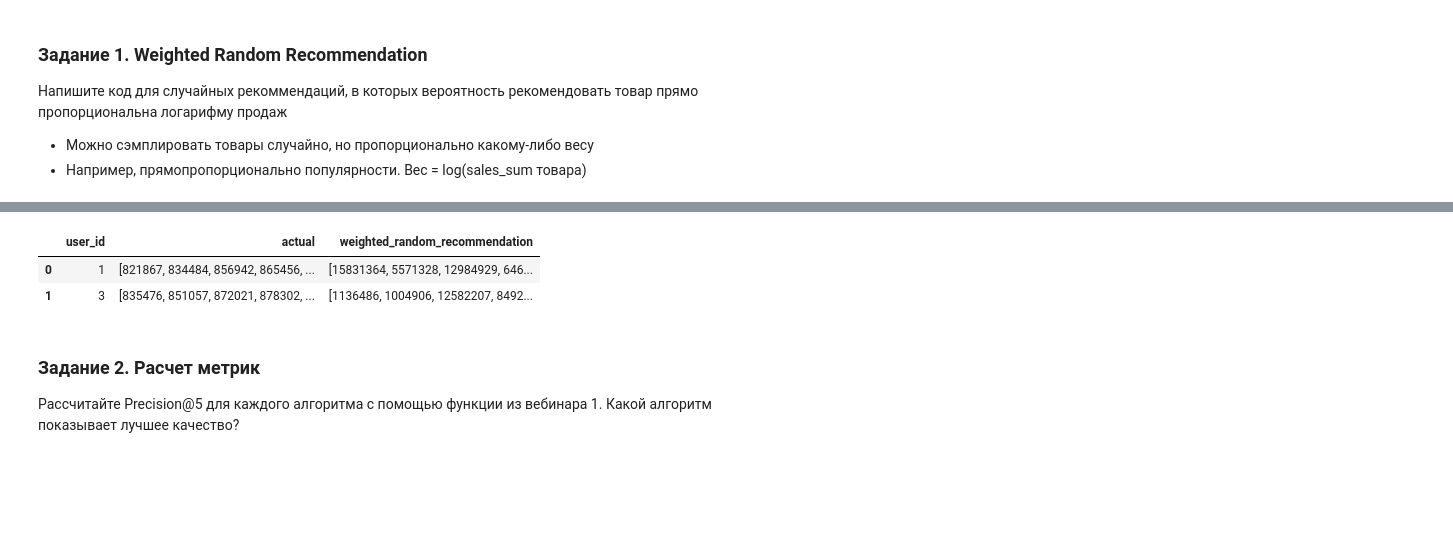
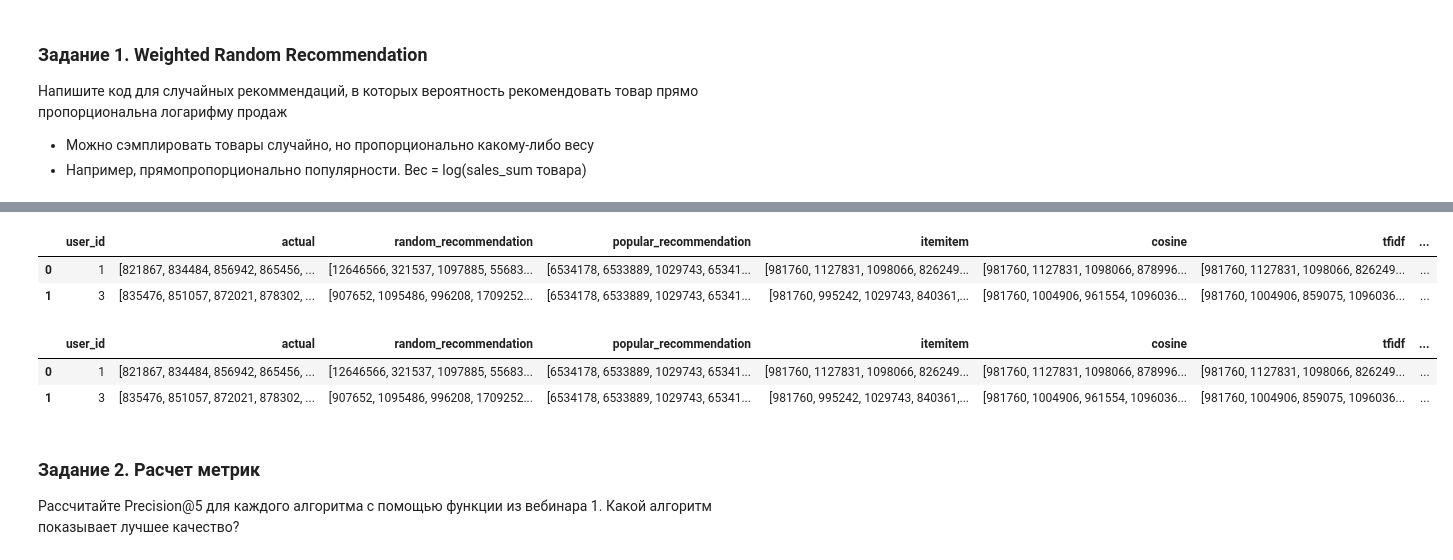
Before and after one commit to annulet/Recommender-systems, a Jupyter notebook: hw_webinar_2.ipynb, the cells around one changed output, grey strips where cells are left out. Cells and saved outputs as stored; diff of their text form; code cells hidden in the pictures; blank space fills up the shorter version.

```diff
--- a/hw_webinar_2.ipynb
+++ b/hw_webinar_2.ipynb
@@ -16,5 +16,5 @@ from implicit.evaluation import precision_at_k, mean_average_precision_at_k, AUC
 # %%
-data = pd.read_csv('retail_train.csv')
+data = pd.read_csv('../data/retail_train.csv')
 data.head(2)
 # %% [output]
 |  | user_id | basket_id | day | item_id | quantity | sales_value | store_id | retail_disc | trans_time | ... |
@@ -35,0 +31,3 @@ result.head(2)
+# %%
+result = pd.read_pickle('../predictions/predictions_basic.csv')
+result.head(2)
@@ -59,7 +61,7 @@ def weighted_random_recommendation(items_weights, n=5):
 # %%
 %%time
 
-items_weights = data.groupby('item_id')['sales_value'].sum().reset_index()
+items_weights = data_train.groupby('item_id')['sales_value'].sum().reset_index()
 items_weights['weights'] = items_weights['sales_value'] / items_weights['sales_value'].sum()
 items_weights = items_weights.drop(['sales_value'], axis=1)
 
@@ -72,6 +74,12 @@ Wall time: 1.77 s
-|  | user_id | actual | weighted_random_recommendation |
-| 0 | 1 | [821867, 834484, 856942, 865456, ... | [15831364, 5571328, 12984929, 646... |
-| 1 | 3 | [835476, 851057, 872021, 878302, ... | [1136486, 1004906, 12582207, 8492... |
+|  | user_id | actual | random_recommendation | popular_recommendation | itemitem | cosine | tfidf | ... |
+| 0 | 1 | [821867, 834484, 856942, 865456, ... | [12646566, 321537, 1097885, 55683... | [6534178, 6533889, 1029743, 65341... | [981760, 1127831, 1098066, 826249... | [981760, 1127831, 1098066, 878996... | [981760, 1127831, 1098066, 826249... | ... |
+| 1 | 3 | [835476, 851057, 872021, 878302, ... | [907652, 1095486, 996208, 1709252... | [6534178, 6533889, 1029743, 65341... | [981760, 995242, 1029743, 840361,... | [981760, 1004906, 961554, 1096036... | [981760, 1004906, 859075, 1096036... | ... |
+# %%
+result.head(2)
+# %% [output]
+|  | user_id | actual | random_recommendation | popular_recommendation | itemitem | cosine | tfidf | ... |
+| 0 | 1 | [821867, 834484, 856942, 865456, ... | [12646566, 321537, 1097885, 55683... | [6534178, 6533889, 1029743, 65341... | [981760, 1127831, 1098066, 826249... | [981760, 1127831, 1098066, 878996... | [981760, 1127831, 1098066, 826249... | ... |
+| 1 | 3 | [835476, 851057, 872021, 878302, ... | [907652, 1095486, 996208, 1709252... | [6534178, 6533889, 1029743, 65341... | [981760, 995242, 1029743, 840361,... | [981760, 1004906, 961554, 1096036... | [981760, 1004906, 859075, 1096036... | ... |
 # %% [markdown]
 ### Задание 2. Расчет метрик
 Рассчитайте Precision@5 для каждого алгоритма с помощью функции из вебинара 1. Какой алгоритм показывает лучшее качество?
```
Also changed, not shown: parts of 44 cells of this notebook.
